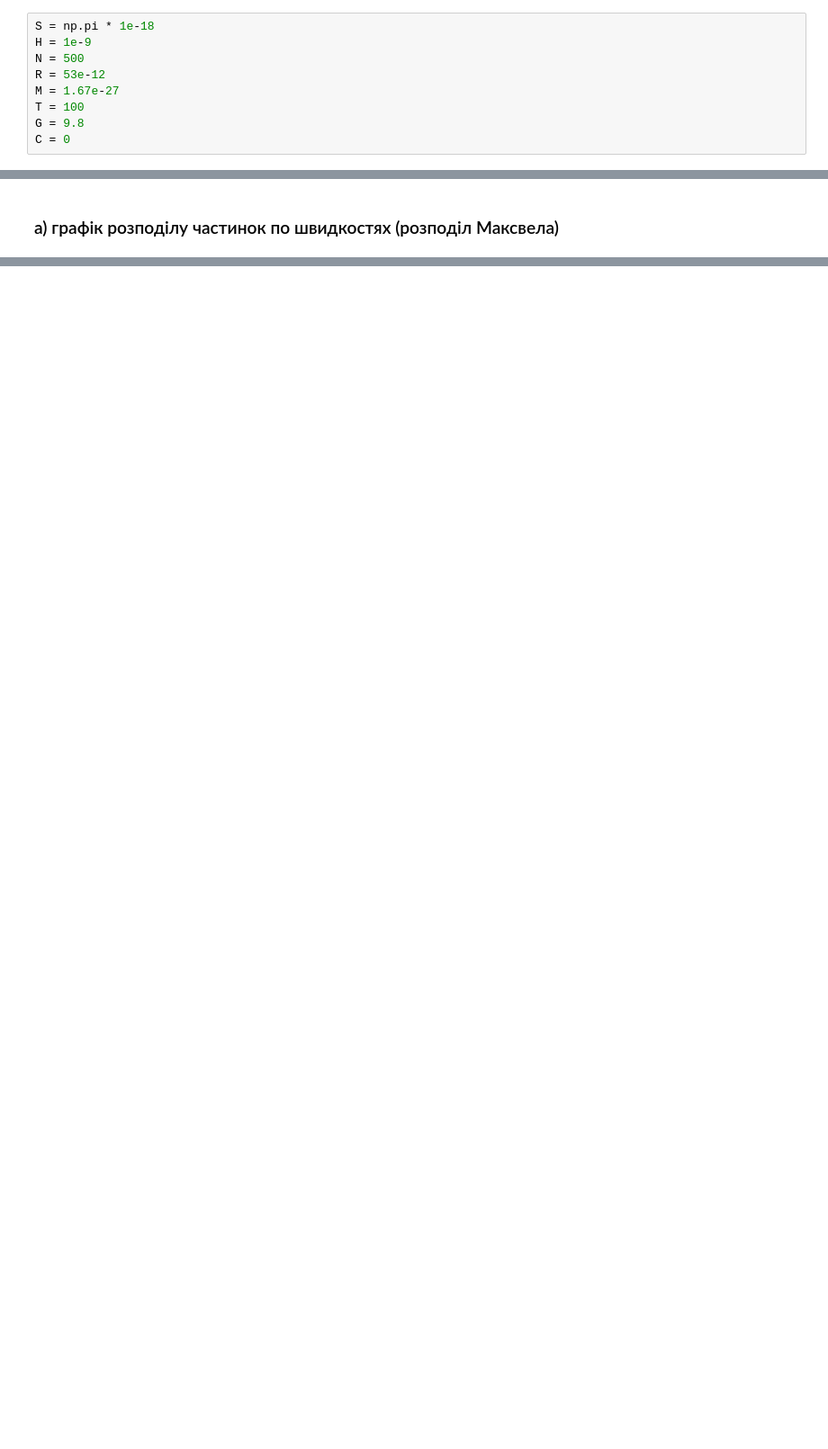
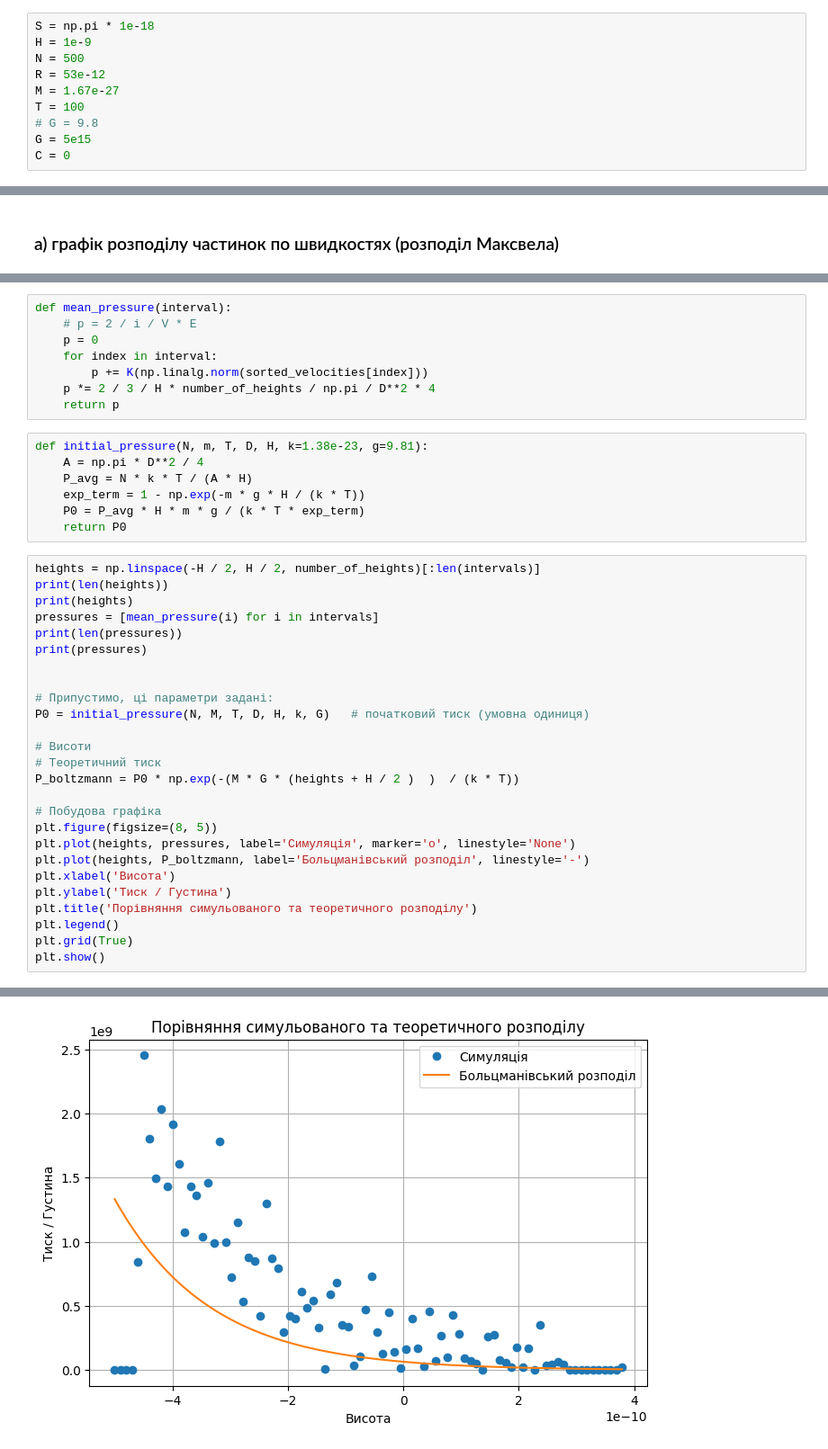
Before and after one commit to OleksijKhodzko/labs, a Jupyter notebook: computer_algebra22/lab3/3/3.ipynb, the cells around one changed output, grey strips where cells are left out. Shown: that part at 90% size. Saved outputs shown, nothing was run; the diff lists cells and outputs as text; blank space fills up the shorter version.

```diff
--- a/computer_algebra22/lab3/3/3.ipynb
+++ b/computer_algebra22/lab3/3/3.ipynb
@@ -17,7 +17,8 @@ N = 500
 R = 53e-12
 M = 1.67e-27
 T = 100
-G = 9.8
+# G = 9.8
+G = 5e15
 C = 0
 # %% [markdown]
 Змінні та функції для зручності
@@ -324,0 +368,42 @@ plt.show()
+# %%
+def mean_pressure(interval):
+    # p = 2 / i / V * E
+    p = 0
+    for index in interval:
+        p += K(np.linalg.norm(sorted_velocities[index]))
+    p *= 2 / 3 / H * number_of_heights / np.pi / D**2 * 4
+    return p
+# %%
+def initial_pressure(N, m, T, D, H, k=1.38e-23, g=9.81):
+    A = np.pi * D**2 / 4
+    P_avg = N * k * T / (A * H)
+    exp_term = 1 - np.exp(-m * g * H / (k * T))
+    P0 = P_avg * H * m * g / (k * T * exp_term)
+    return P0
+# %%
+heights = np.linspace(-H / 2, H / 2, number_of_heights)[:len(intervals)]
+print(len(heights))
+print(heights)
+pressures = [mean_pressure(i) for i in intervals]
+print(len(pressures))
+print(pressures)
+
+
+# Припустимо, ці параметри задані:
+P0 = initial_pressure(N, M, T, D, H, k, G)   # початковий тиск (умовна одиниця)
+
+# Висоти
+# Теоретичний тиск
+P_boltzmann = P0 * np.exp(-(M * G * (heights + H / 2 )  )  / (k * T))
+
+# Побудова графіка
+plt.figure(figsize=(8, 5))
+plt.plot(heights, pressures, label='Симуляція', marker='o', linestyle='None')
+plt.plot(heights, P_boltzmann, label='Больцманівський розподіл', linestyle='-')
+plt.xlabel('Висота')
+plt.ylabel('Тиск / Густина')
+plt.title('Порівняння симульованого та теоретичного розподілу')
+plt.legend()
+plt.grid(True)
+plt.show()
+# %% [output]
@@ -324,0 +427 @@ plt.show()
+[figure, added]
```
Also changed, not shown: parts of 28 cells of this notebook, 1 other file.
